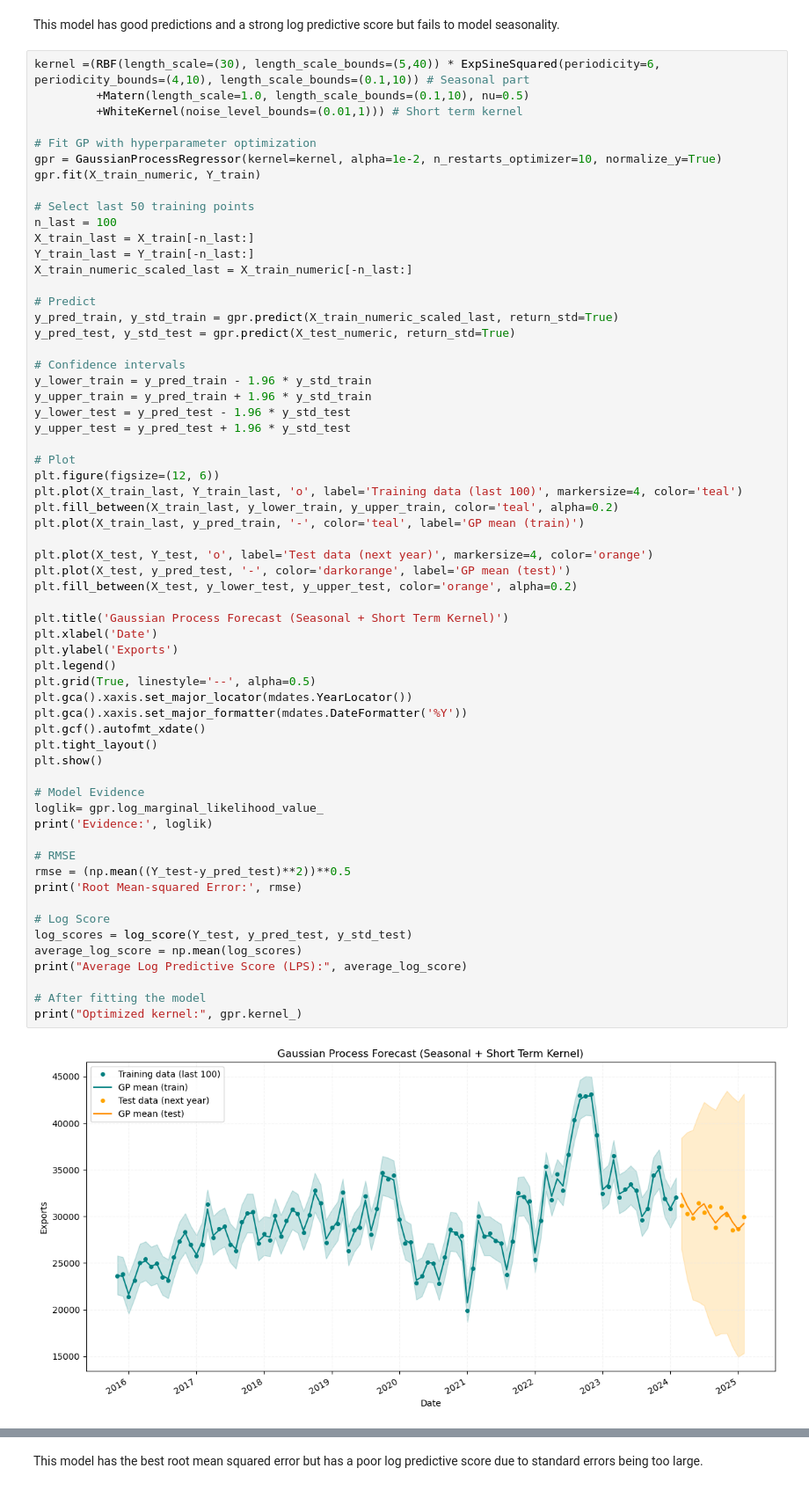
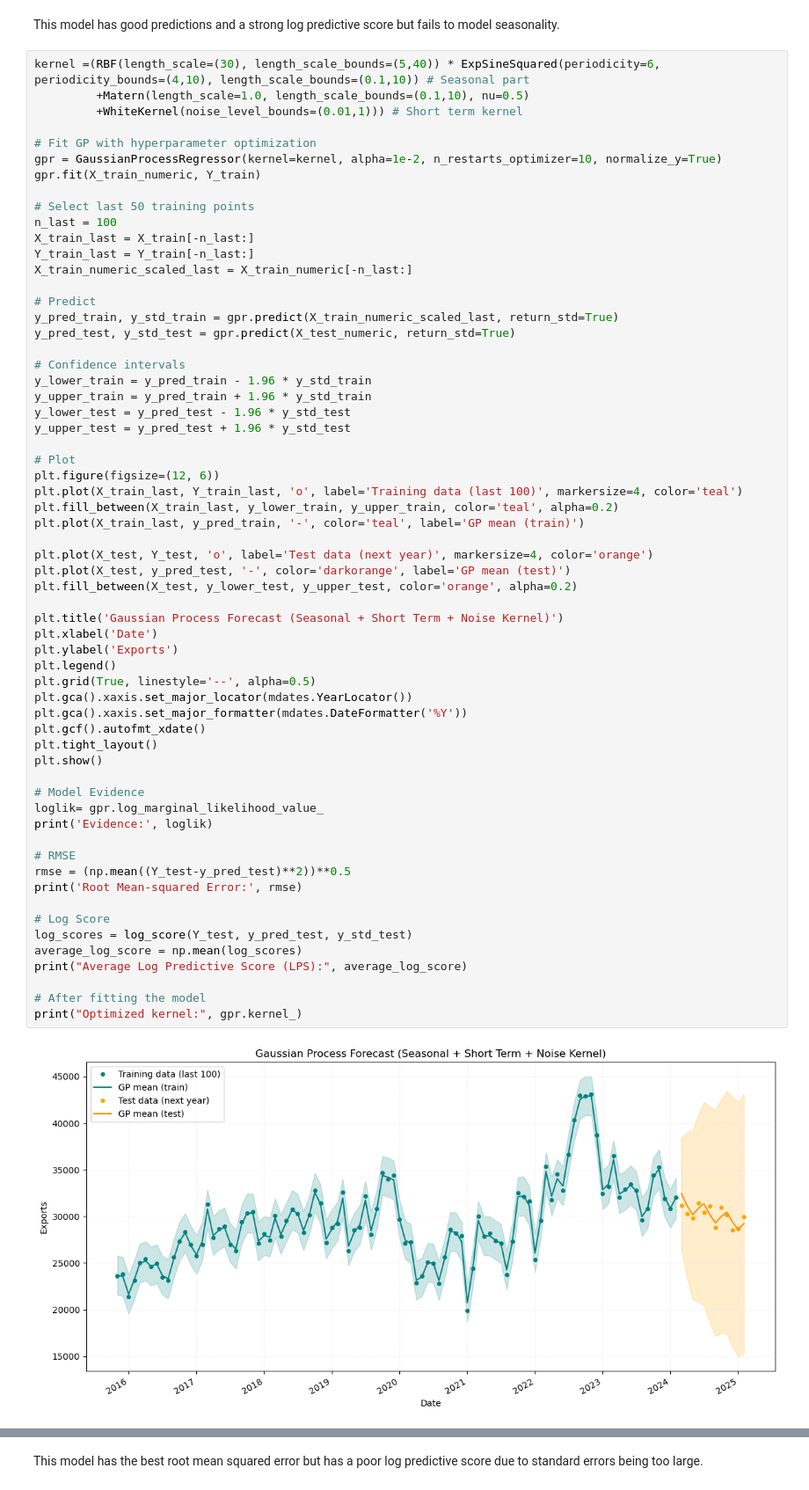
Before and after one commit to charlieollerenshaw/st451-project, a Jupyter notebook: tradebalanceregression.ipynb, the cells around one changed output, grey strips where cells are left out. Shown at 88% size. Saved outputs shown, nothing was run; the diff lists cells and outputs as text.

```diff
--- a/tradebalanceregression.ipynb
+++ b/tradebalanceregression.ipynb
@@ -615,32 +619,32 @@ plt.plot(X_train_last, y_pred_train, '-', color='teal', label='GP mean (train)')
 plt.plot(X_test, Y_test, 'o', label='Test data (next year)', markersize=4, color='orange')
 plt.plot(X_test, y_pred_test, '-', color='darkorange', label='GP mean (test)')
 plt.fill_between(X_test, y_lower_test, y_upper_test, color='orange', alpha=0.2)
 
-plt.title('Gaussian Process Forecast (Seasonal + Short Term Kernel)')
+plt.title('Gaussian Process Forecast (Seasonal + Short Term + Noise Kernel)')
 plt.xlabel('Date')
 plt.ylabel('Exports')
 plt.legend()
 plt.grid(True, linestyle='--', alpha=0.5)
 plt.gca().xaxis.set_major_locator(mdates.YearLocator())
 plt.gca().xaxis.set_major_formatter(mdates.DateFormatter('%Y'))
 plt.gcf().autofmt_xdate()
 plt.tight_layout()
 plt.show()
 
 # Model Evidence
 loglik= gpr.log_marginal_likelihood_value_
 print('Evidence:', loglik)
 
 # RMSE
 rmse = (np.mean((Y_test-y_pred_test)**2))**0.5
 print('Root Mean-squared Error:', rmse)
 
 # Log Score
 log_scores = log_score(Y_test, y_pred_test, y_std_test)
 average_log_score = np.mean(log_scores)
 print("Average Log Predictive Score (LPS):", average_log_score)
 
 # After fitting the model
 print("Optimized kernel:", gpr.kernel_)
 # %% [output]
-[figure, old version]
+[figure, new version]
```
Also changed, not shown: parts of 5 cells of this notebook.
